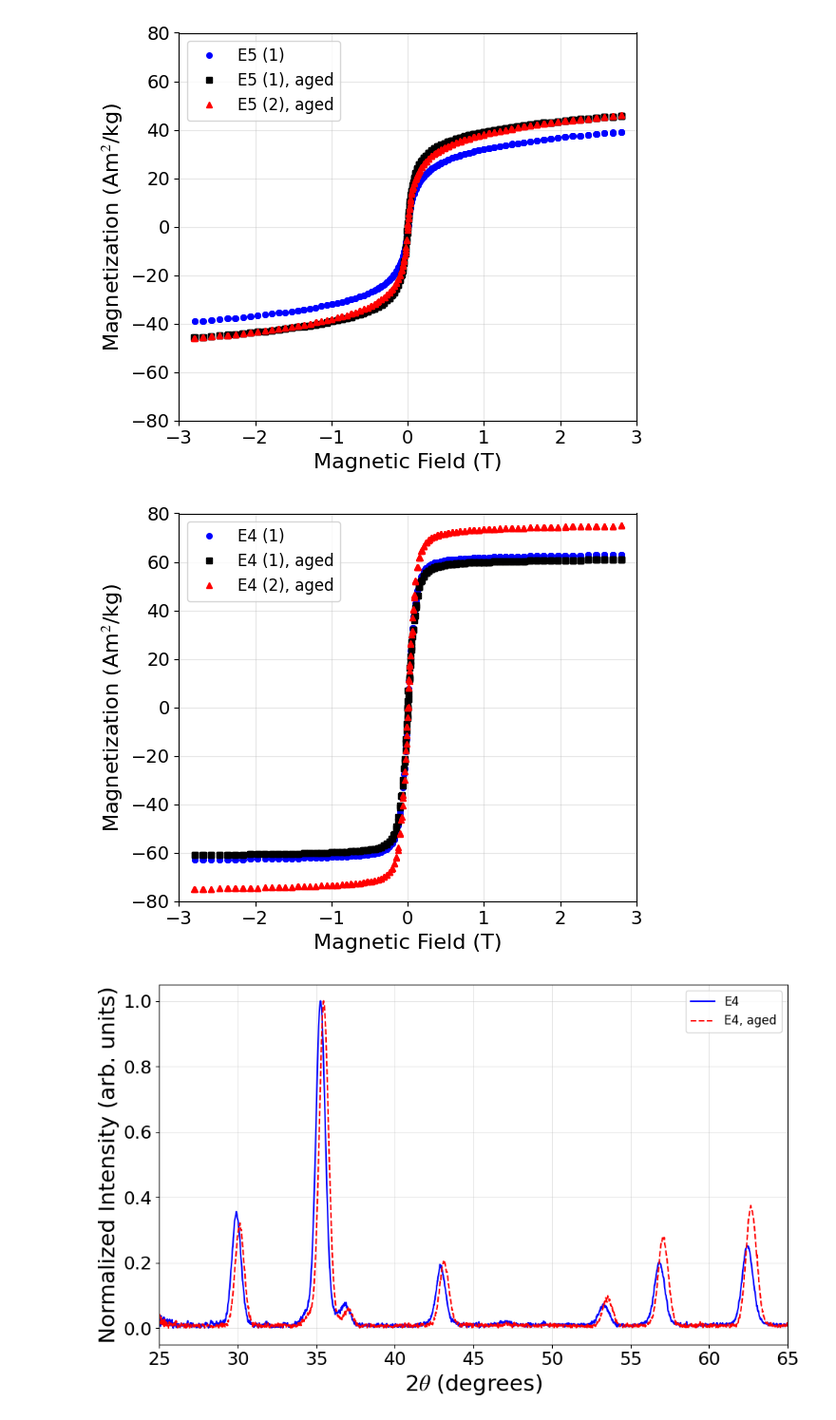
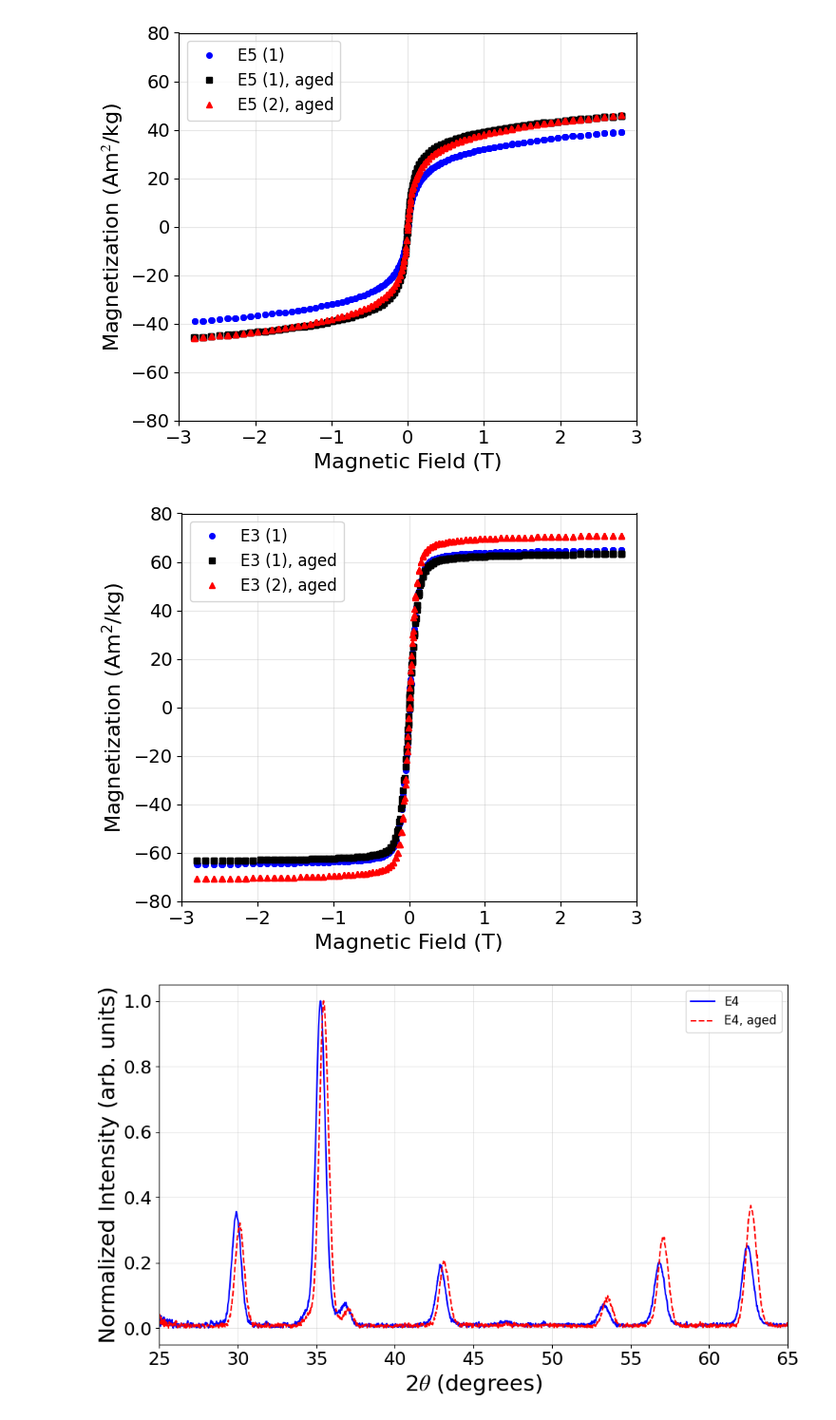
Before and after one commit to Fabel88/XRD-to-magnetization_iron_oxides, a Jupyter notebook: Fe3O4_FeO_XRD-Magnetization_Additional_Plotting.ipynb, the cells around one changed output. Shown at 95% size. Saved outputs shown, nothing was run; the diff lists cells and outputs as text; code cells hidden in the pictures.

```diff
--- a/Fe3O4_FeO_XRD-Magnetization_Additional_Plotting.ipynb
+++ b/Fe3O4_FeO_XRD-Magnetization_Additional_Plotting.ipynb
@@ -186,31 +186,31 @@ from pathlib import Path
 # Inputs
 # ============================================================
 MH_DIR = Path(
-    r"C:\Users\fabel\Documents\materials-project\notesbooks\Iron_Oxide_Model\experimanta_data\XRD_M-B_datasets_manuscript_names"
+    r"C:\Users\fabel\Documents\materials-project\notesbooks\Iron_Oxide_Model\experimanta_data"
 )
 
 OUT_DIR = MH_DIR
 
 # Selected M-B files (same style as your original script)
 MH_FILES = [
-    #r"MF-5_S2_MvsH_300K_1.csv",
-    #r"MF-5_S2_MvsH_300K_2_260414.csv",
-    #r"MF-5_S3_MvsH_300K_1_dired_from_washed_stock_made_260512.csv",
+    r"MF-5_S2_MvsH_300K_1.csv",
+    r"MF-5_S2_MvsH_300K_2_260414.csv",
+    r"MF-5_S3_MvsH_300K_1_dired_from_washed_stock_made_260512.csv",
     #r"E1_M-B.csv",
     #r"E2_M-B.csv",
     #r"E3_M-B.csv",
-    r"E4_M-B.csv",
+    #r"E4_M-B.csv",
     #r"E5_M-B.csv",
-    r"E4_measured_again_260520_MvsH_300K_2.csv",
-    r"E4_S2_prepared_260519_MvsH_300K_1.csv",
+    #r"E4_measured_again_260520_MvsH_300K_2.csv",
+    #r"E4_S2_prepared_260519_MvsH_300K_1.csv",
 ]
 
 # Masses in grams, 1:1 with MH_FILES
 MASSES_G = [
     0.0033,
     0.0033,
-    0.0050,
-    #0.007,
+    #0.0050,
+    0.007,
     #0.0011,
     #0.0011,
     #0.0253,
@@ -223,12 +223,12 @@ MASSES_G = [
 
 # Labels for legend
 LEGEND_LABELS = [
-    #"E3 (1)",
-    #"E3 (1), aged",
-    #"E3 (2), aged",
-    "E4 (1)",
-    "E4 (1), aged",
-    "E4 (2), aged",
+    "E3 (1)",
+    "E3 (1), aged",
+    "E3 (2), aged",
+    #"E4 (1)",
+    #"E4 (1), aged",
+    #"E4 (2), aged",
     #"E1",
     #"E2",
     #"E3",
@@ -327,34 +327,34 @@ def plot_selected_mh():
             B_true, M_true,
             linestyle='none',
             marker=marker,
             ms=ms,
             color=color,
             label=label
         )
 
     plt.xlabel("Magnetic Field (T)", fontsize=FONTS["ax"])
     plt.ylabel("Magnetization (Am$^2$/kg)", fontsize=FONTS["ax"])
 
     if X_LIMS is not None:
         plt.xlim(*X_LIMS)
     if Y_LIMS is not None:
         plt.ylim(*Y_LIMS)
 
     plt.grid(alpha=0.3)
     plt.legend(fontsize=FONTS["legend"])
     plt.tick_params(labelsize=FONTS["tick"])
     plt.tight_layout()
 
     if SAVE_FIG:
         plt.savefig(OUT_DIR / SAVE_NAME, dpi=DPI, bbox_inches="tight")
 
     plt.show()
 
 
 if __name__ == "__main__":
     plot_selected_mh()
 # %% [output]
-[figure, old version]
+[figure, new version]
 # %%
 import os
 import matplotlib as mpl
```
Also changed, not shown: parts of 2 cells of this notebook.
